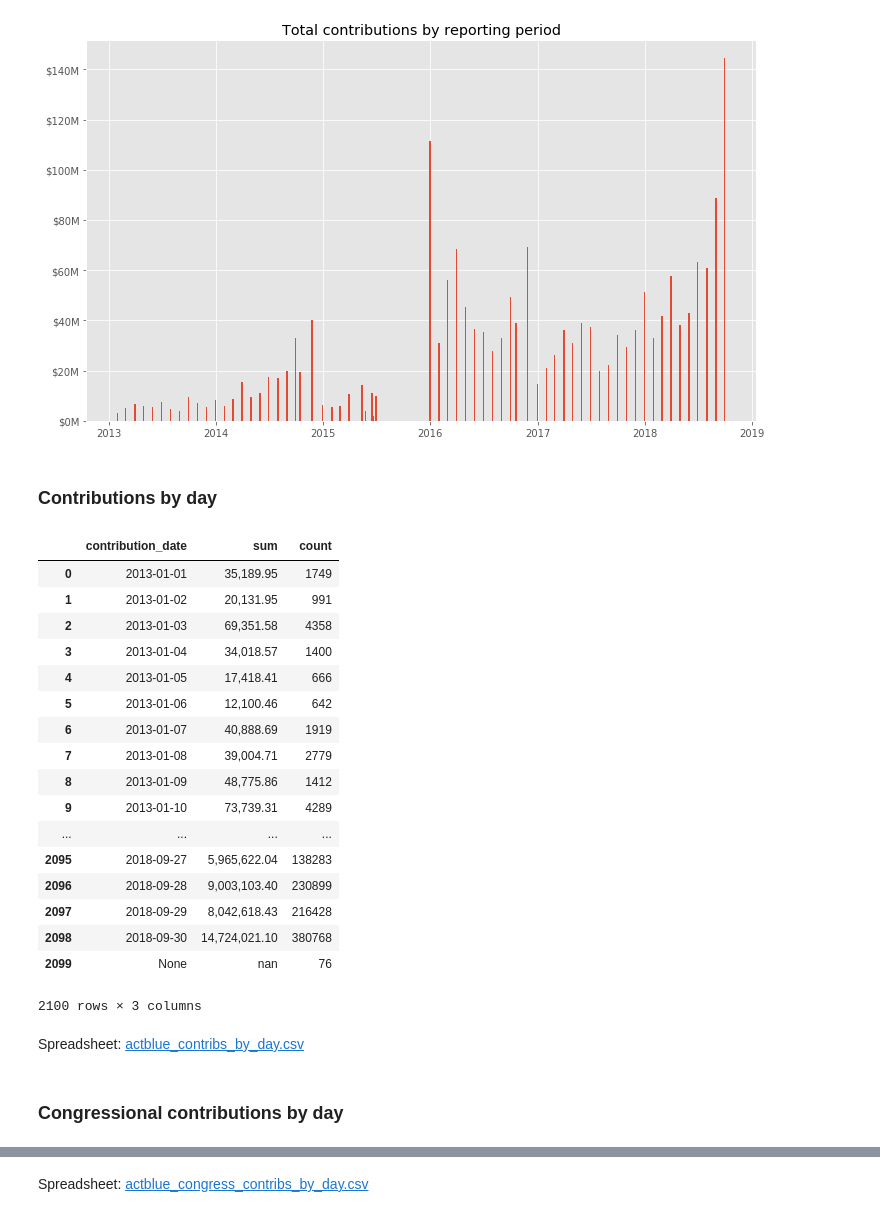
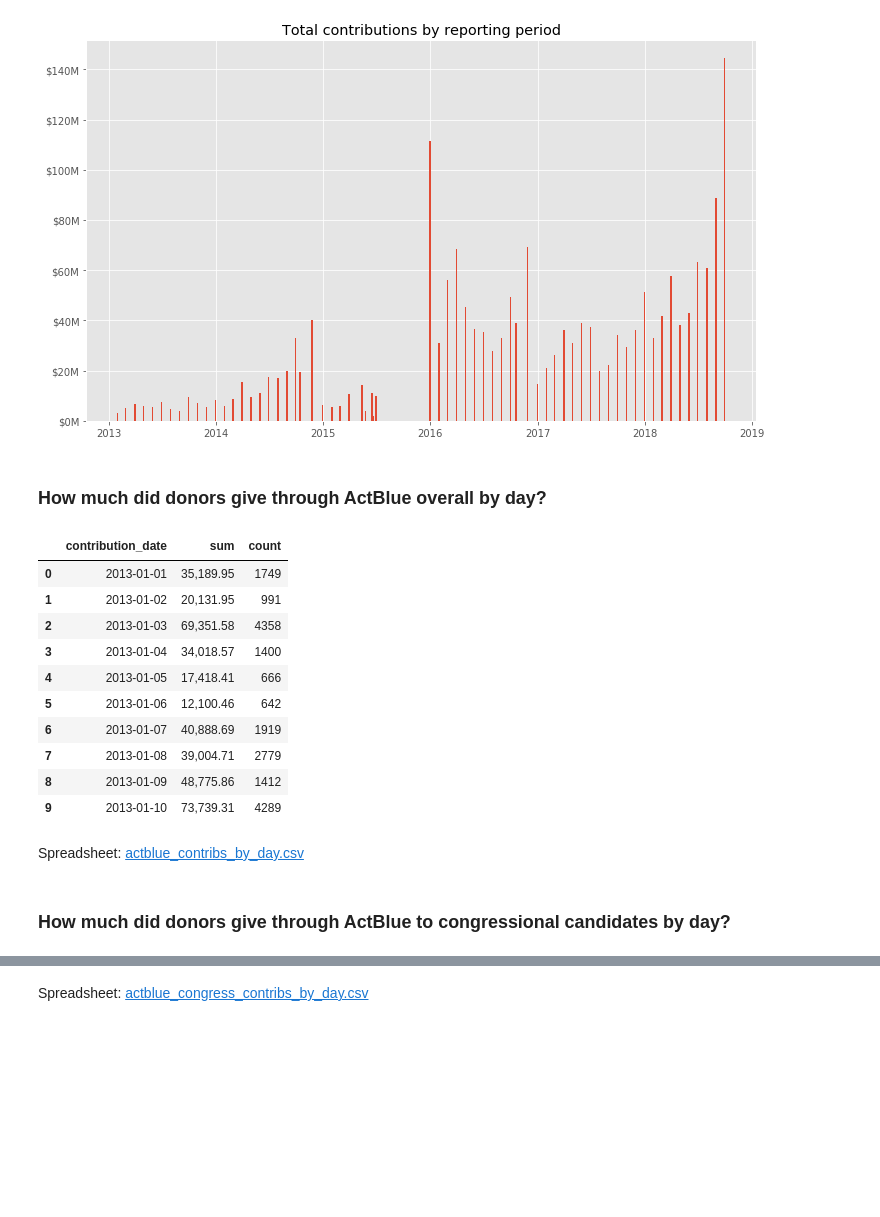
Before and after one commit to PublicI/actblue-analysis, a Jupyter notebook: analysis.ipynb, the cells around one changed output, grey strips where cells are left out. Drawn from its saved outputs; the diff is of its cells as text; code cells hidden in the pictures; blank space fills up the shorter version.

```diff
--- a/analysis.ipynb
+++ b/analysis.ipynb
@@ -428,48 +464,41 @@ ax.set_title('Total contributions by reporting period')
 # %% [output]
 Text(0.5,1,'Total contributions by reporting period')
 [figure]
-# %% [markdown]
-### Contributions by day
+# %% [markdown]
+### How much did donors give through ActBlue overall by day?
 # %%
 actblue_contribs_by_day = read_or_save(
     'actblue_contribs_by_day',
     lambda: pd.read_sql("""
     SELECT contribution_date,
            sum(contribution_amount),
            count(*)
     FROM actblue_contribs
     -- where extract(year from contribution_date) >= 2017 and
     -- where cand_office in ('S','H')
     GROUP BY contribution_date
     """, con=conn)
 )
 
-actblue_contribs_by_day
+actblue_contribs_by_day.head(10)
 # %% [output]
 |  | contribution_date | sum | count |
 | 0 | 2013-01-01 | 35,189.95 | 1749 |
 | 1 | 2013-01-02 | 20,131.95 | 991 |
 | 2 | 2013-01-03 | 69,351.58 | 4358 |
 | 3 | 2013-01-04 | 34,018.57 | 1400 |
 | 4 | 2013-01-05 | 17,418.41 | 666 |
 | 5 | 2013-01-06 | 12,100.46 | 642 |
 | 6 | 2013-01-07 | 40,888.69 | 1919 |
 | 7 | 2013-01-08 | 39,004.71 | 2779 |
 | 8 | 2013-01-09 | 48,775.86 | 1412 |
 | 9 | 2013-01-10 | 73,739.31 | 4289 |
-| ... | ... | ... | ... |
-| 2095 | 2018-09-27 | 5,965,622.04 | 138283 |
-| 2096 | 2018-09-28 | 9,003,103.40 | 230899 |
-| 2097 | 2018-09-29 | 8,042,618.43 | 216428 |
-| 2098 | 2018-09-30 | 14,724,021.10 | 380768 |
-| 2099 | None | nan | 76 |
-2100 rows × 3 columns
 # %%
 actblue_contribs_by_day.to_csv('data/actblue_contribs_by_day.csv')
 # %% [markdown]
 Spreadsheet: [actblue_contribs_by_day.csv](data/actblue_contribs_by_day.csv)
-# %% [markdown]
-### Congressional contributions by day
+# %% [markdown]
+### How much did donors give through ActBlue to congressional candidates by day?
 # %%
 actblue_congress_contribs_by_day = read_or_save(
     'actblue_congress_contribs_by_day',
```
Also changed, not shown: parts of 48 cells of this notebook, 2 other files.
